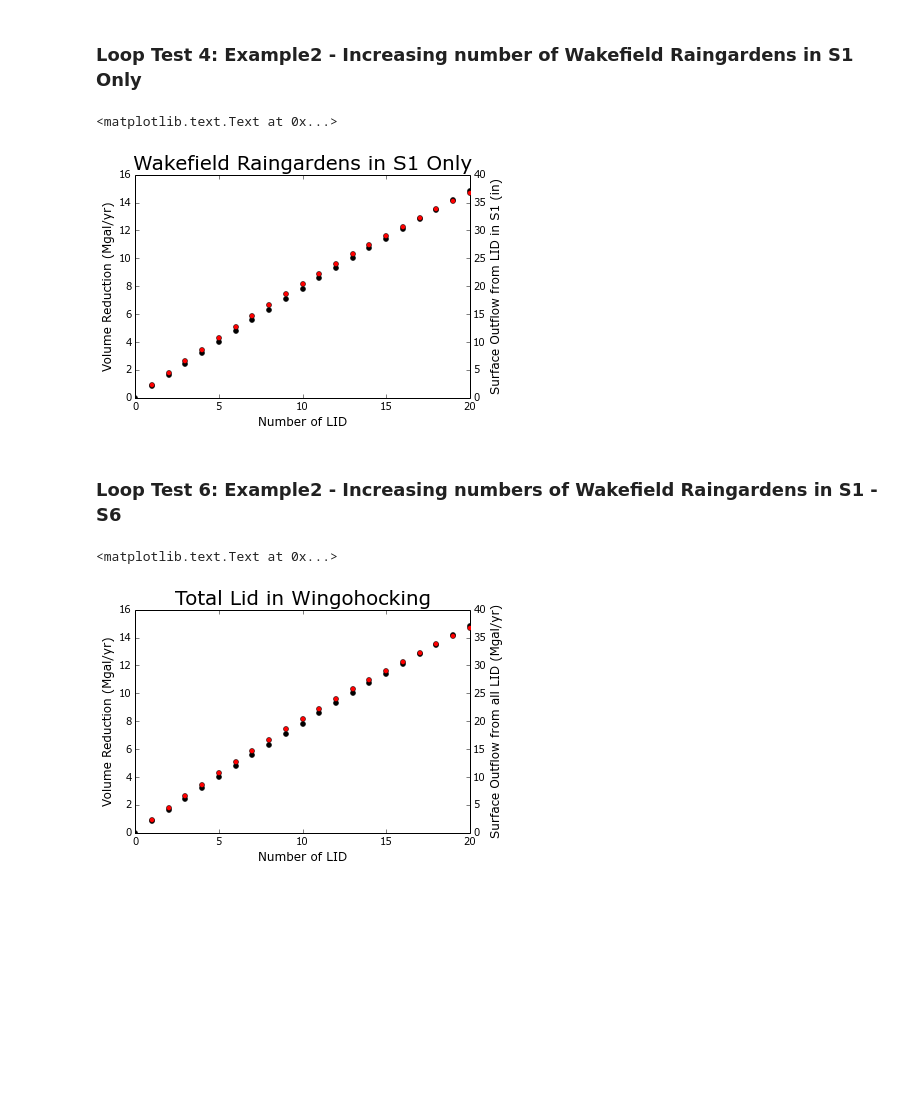
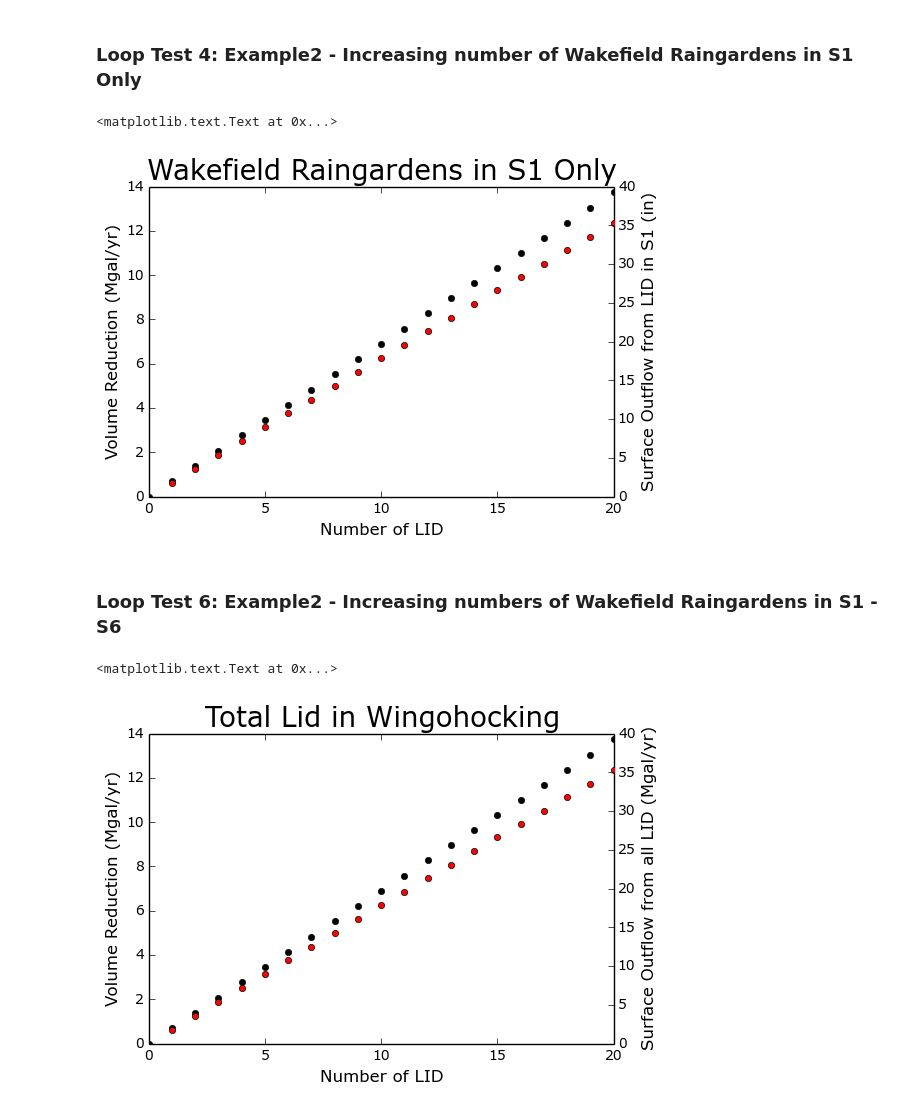
Before and after one commit to amcgarity/SWMMWise, a Jupyter notebook: Wingo_Vary_Number_of_Wakefield_LIDs_Plots.ipynb, the cells around one changed output. Cells and saved outputs as stored; diff of their text form; code cells hidden in the pictures; blank space fills up the shorter version.

Commit message:
testing on aws-2

```diff
--- a/Wingo_Vary_Number_of_Wakefield_LIDs_Plots.ipynb
+++ b/Wingo_Vary_Number_of_Wakefield_LIDs_Plots.ipynb
@@ -57,23 +55,23 @@ collectionNames
 # %% [markdown]
 ### Loop Test 4: Example2 - Increasing number of Wakefield Raingardens in S1 Only
 # %%
-collectionName = 'y16m01d29_Wakefield_loop_run_2'
+collectionName = 'y16m10d09_testing_mongodb_on_aws-2'
 (numList,volReductionList,totalSurfaceOutflowList) = volume_reduction_and_runoff_volume_vs_lid_number(collectionName)
 (fig, ax1) = plt.subplots()
 ax1.plot(numList,volReductionList,'ko',markersize = 5)
 ax1.set_xlabel("Number of LID",fontsize=12)
 ax1.set_ylabel("Volume Reduction (Mgal/yr)",fontsize=12)
 ax2 = ax1.twinx()
 ax2.plot(numList,totalSurfaceOutflowList,'ro',markersize = 5)
 ax2.set_ylabel("Surface Outflow from LID in S1 (in)",fontsize=12)
 plt.title('Wakefield Raingardens in S1 Only',fontsize=20)
 # %% [output]
 <matplotlib.text.Text at 0x...>
-[figure, old version]
+[figure, new version]
 # %% [markdown]
 ### Loop Test 6: Example2 - Increasing numbers of Wakefield Raingardens in S1 - S6
 # %%
-collectionName = 'y16m01d29_Wakefield_loop_run_2'
+collectionName = 'y16m10d09_testing_mongodb_on_aws-2'
 (numList,volReductionList,totalSurfaceOutflowList) = volume_reduction_and_runoff_volume_vs_lid_number(collectionName)
 (fig, ax1) = plt.subplots()
 ax1.plot(numList,volReductionList,'ko',markersize = 5)
@@ -85,4 +83,4 @@ ax2.set_ylabel("Surface Outflow from all LID (Mgal/yr)",fontsize=12)
 plt.title('Total Lid in Wingohocking',fontsize=20)
 # %% [output]
 <matplotlib.text.Text at 0x...>
-[figure, old version]
+[figure, new version]
```
Also changed, not shown: parts of 1 cell of this notebook, 5 other files.
